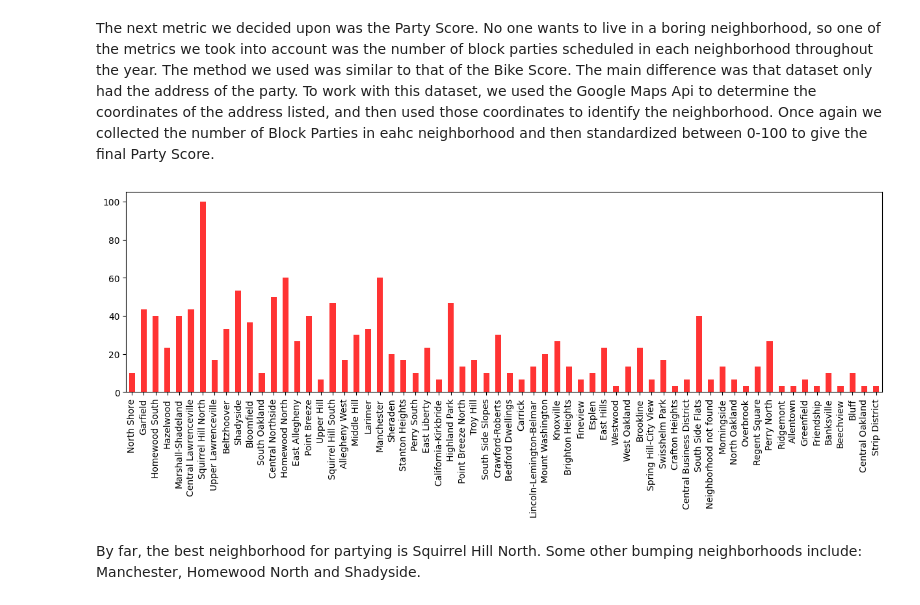
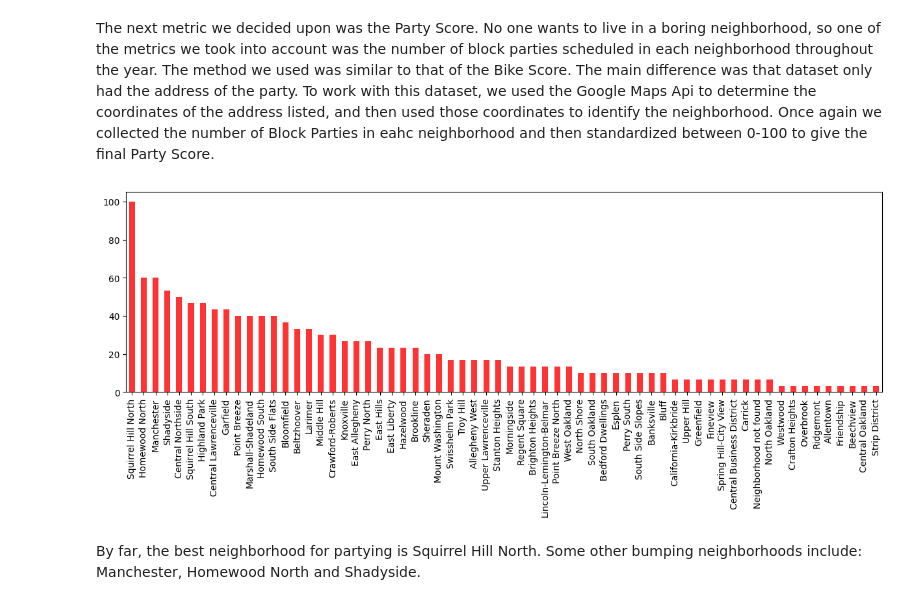
Before and after one commit to 27TAJ/CS-0010-Final_Project, a Jupyter notebook: BestNeighborhoodFinal.ipynb, the cells around one changed output. Saved outputs shown, nothing was run; the diff lists cells and outputs as text; code cells hidden in the pictures.

```diff
--- a/BestNeighborhoodFinal.ipynb
+++ b/BestNeighborhoodFinal.ipynb
@@ -31,6 +31,8 @@ def getLatLon(address):
         return lat, lon
     else:
         return None, None
+# %%
+FinalScore = {}
 # %% [markdown]
 The Method's above were created in order to identify a Pittsburgh neighborhood given either the longitude and latitute or a street address. This allowed us to incorporate datasets that didn't explicity identify neighborhoods. We used Geopandas to use the pittsburgh neighborhood map, and google maps api to find longitude and latitute given an address.
 # %%
@@ -54,5 +56,6 @@ Neigborhood = []
 for neighborhood in neighborhoods:
     BikeScore.append( (neighborhoods[neighborhood])/(maxPogo)*100)
     Neigborhood.append(neighborhood)
+    FinalScore[neighborhood] = (neighborhoods[neighborhood])/(maxPogo)*100
 
-print(BikeScore)
+#print(BikeScore)
@@ -90,12 +91,16 @@ partyScore = []
 for hood in Neighborhoods:
     DaHood.append(hood)
     partyScore.append((Neighborhoods[hood]/MaxScore)*100)
+    if(hood in FinalScore):
+        FinalScore[hood] += (Neighborhoods[hood]/MaxScore)*100
+    else:
+        FinalScore[hood] = (Neighborhoods[hood]/MaxScore)*100
 # %% [markdown]
 The next metric we decided upon was the Party Score. No one wants to live in a boring neighborhood, so one of the metrics we took into account was the number of block parties scheduled in each neighborhood throughout the year. The method we used was similar to that of the Bike Score. The main difference was that dataset only had the address of the party. To work with this dataset, we used the Google Maps Api to determine the coordinates of the address listed, and then used those coordinates to identify the neighborhood. Once again we collected the number of Block Parties in eahc neighborhood and then standardized between 0-100 to give the final Party Score.
 # %%
-df2=pd.Series(partyScore, index = DaHood).plot.bar(alpha = 0.8, color = 'red', figsize = (15, 4))
+df2=pd.Series(partyScore, index = DaHood).sort_values( ascending= False).plot.bar(alpha = 0.8, color = 'red', figsize = (15, 4))
 # %% [output]
-[figure, old version]
+[figure, new version]
 # %% [markdown]
 By far, the best neighborhood for partying is Squirrel Hill North. Some other bumping neighborhoods include: Manchester, Homewood North and Shadyside.
 # %%
```
Also changed, not shown: parts of 7 cells of this notebook.
